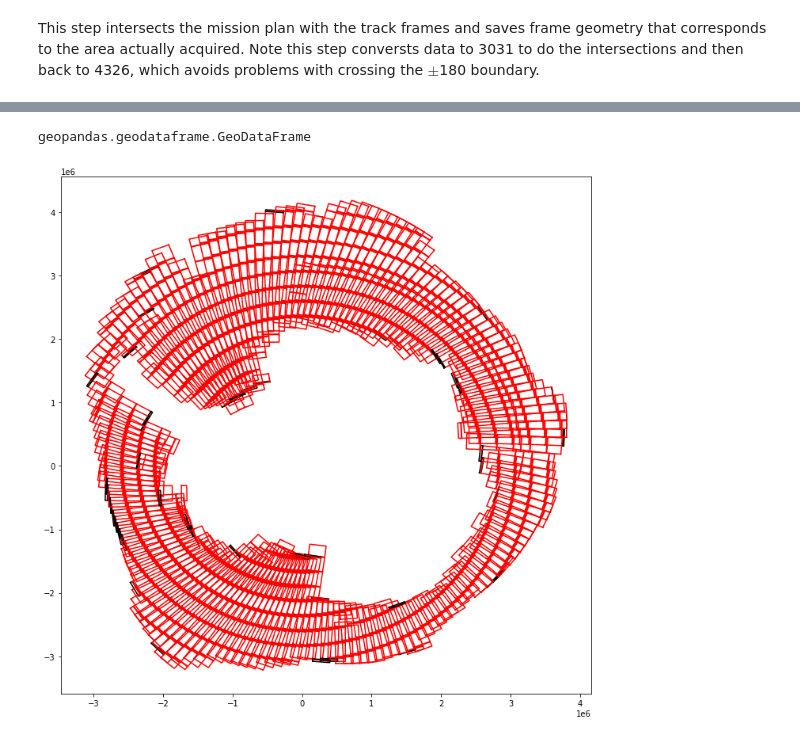
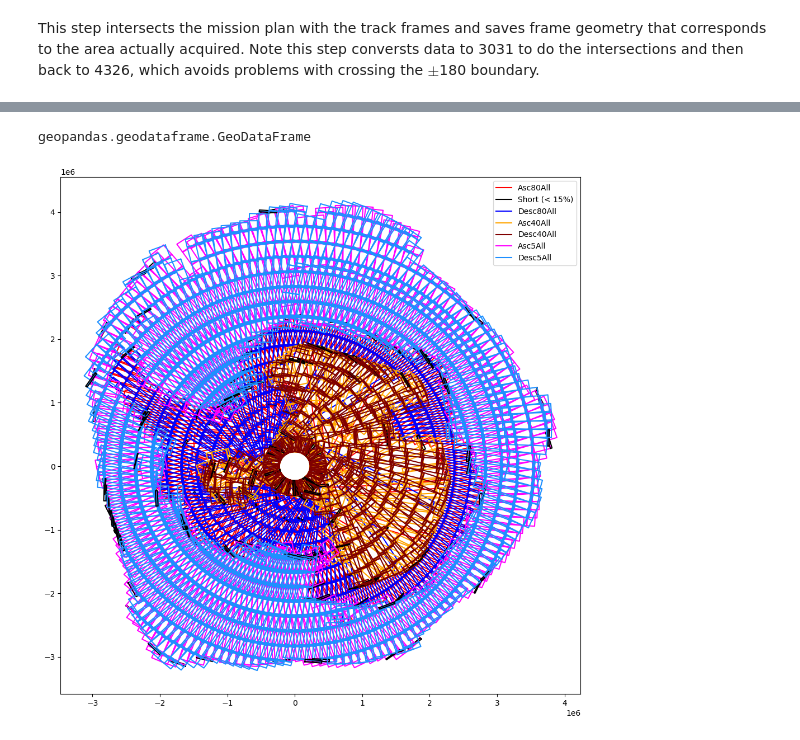
Before and after one commit to fastice/nisarPlanToFrames, a Jupyter notebook: AntarcticaFrames.ipynb, the cells around one changed output, grey strips where cells are left out. Drawn from its saved outputs; the diff is of its cells as text; code cells hidden in the pictures.

```diff
--- a/AntarcticaFrames.ipynb
+++ b/AntarcticaFrames.ipynb
@@ -70,12 +71,14 @@ def getDataTakes(cycle, direction, bw, bbox=(-180, -90, 180,-60), saveToFile=Tru
         for layer in fiona.listlayers(fp):
             for mode in modes:
                 gdf = getMode(obsFile, layer, mode, direction, tMin=tMin, tMax=tMax)
+
                 if gdf is not None:
+                    gdf.drop('timestamp', inplace=True, axis=1)
                     gdf['bandwidth'] = bw
                     gdfs.append(gdf)
     allData = gpd.GeoDataFrame(pd.concat(gdfs))
     # Get rid of invalid timestamps so the results can be saved
-    allData.drop('timestamp', inplace=True, axis=1)
+    #allData.drop('timestamp', inplace=True, axis=1)
     # Reset index to reflect current row order
     allData.reset_index(drop=True, inplace=True)
     # save if requested
@@ -168,10 +179,3 @@ Read track frame data base and fix frames that straddle $\pm$180.
 TF = gpd.read_file('track-frame/MPREFOBS349_qvis_cycle011.gpkg', bbox=(-180, -90, 180,-48))
 TFall = gpd.read_file('track-frame/MPREFOBS349_qvis_cycle011.gpkg')
 TF['geometry'] = TF['geometry'].apply(mergePoly)
-# %%
-count = {1: 0, 2:0, 3:0}
-#for row in TF[(TF['frame']==123)&(TF['track']==3)].iterrows():
-for row in TF.iterrows():
-    count[len(row[1]['geometry'].geoms)] += 1
-    #print(row[1]['geometry'])
-count
@@ -187,7 +189,12 @@ Note this step conversts data to 3031 to do the intersections and then back to 4
 fig, ax = plt.subplots(figsize=(12,12))
 i=0
 framed = {}
-for mode in ['Asc80All', 'Desc80All', 'Asc40All', 'Desc40All', 'Asc5All', 'Desc5All']:
+modeNames = ['Asc80All', 'Desc80All','Asc40All', 'Desc40All', 'Asc5All', 'Desc5All']
+colors = ['r', 'b', 'orange', 'maroon', 'magenta', 'dodgerblue']
+modes = dict(zip(modeNames, [{'color': color, 'used': False} for color in colors]))
+blackUsed = False
+for mode in modes:
+    print(mode)
     swaths = dfs[mode]
     correctedFrames = []
     for track in range(1, 174):
@@ -209,11 +216,20 @@ for mode in ['Asc80All', 'Desc80All', 'Asc40All', 'Desc40All', 'Asc5All', 'Desc5
     framedPlan.to_file(f'Antarctica/{mode}Framed.gpkg')
     framed[mode] = framedPlan
 #X = framedPlan.to_crs(epsg=3031)
-for row in framedPlan.to_crs(epsg=3031).iterrows():
-    #print(row)
-    if row[1]['coverage'] < 0.15:
-        ax.plot(*row[1]['geometry'].exterior.xy, color='k')
-    else:
-        ax.plot(*row[1]['geometry'].exterior.xy, color='r')
+    for row in framedPlan.to_crs(epsg=3031).iterrows():
+        #print(row)
+        label = None
+        if row[1]['coverage'] < 0.15:
+            if not blackUsed:
+                label = 'Short (< 15%)'
+                blackUsed = True
+            ax.plot(*row[1]['geometry'].exterior.xy, color='k', label=label)
+        else:
+
+            if not modes[mode]['used']:
+                label = mode
+                modes[mode]['used'] = True
+            ax.plot(*row[1]['geometry'].exterior.xy, color=modes[mode]['color'], label=label)
+ax.legend()
 type(framedPlan)
 # %% [output]
@@ -222,2 +244,2 @@ Wall time: 19.8 s
 geopandas.geodataframe.GeoDataFrame
-[figure, old version]
+[figure, new version]
```
Also changed, not shown: parts of 4 cells of this notebook, 48 other files.
